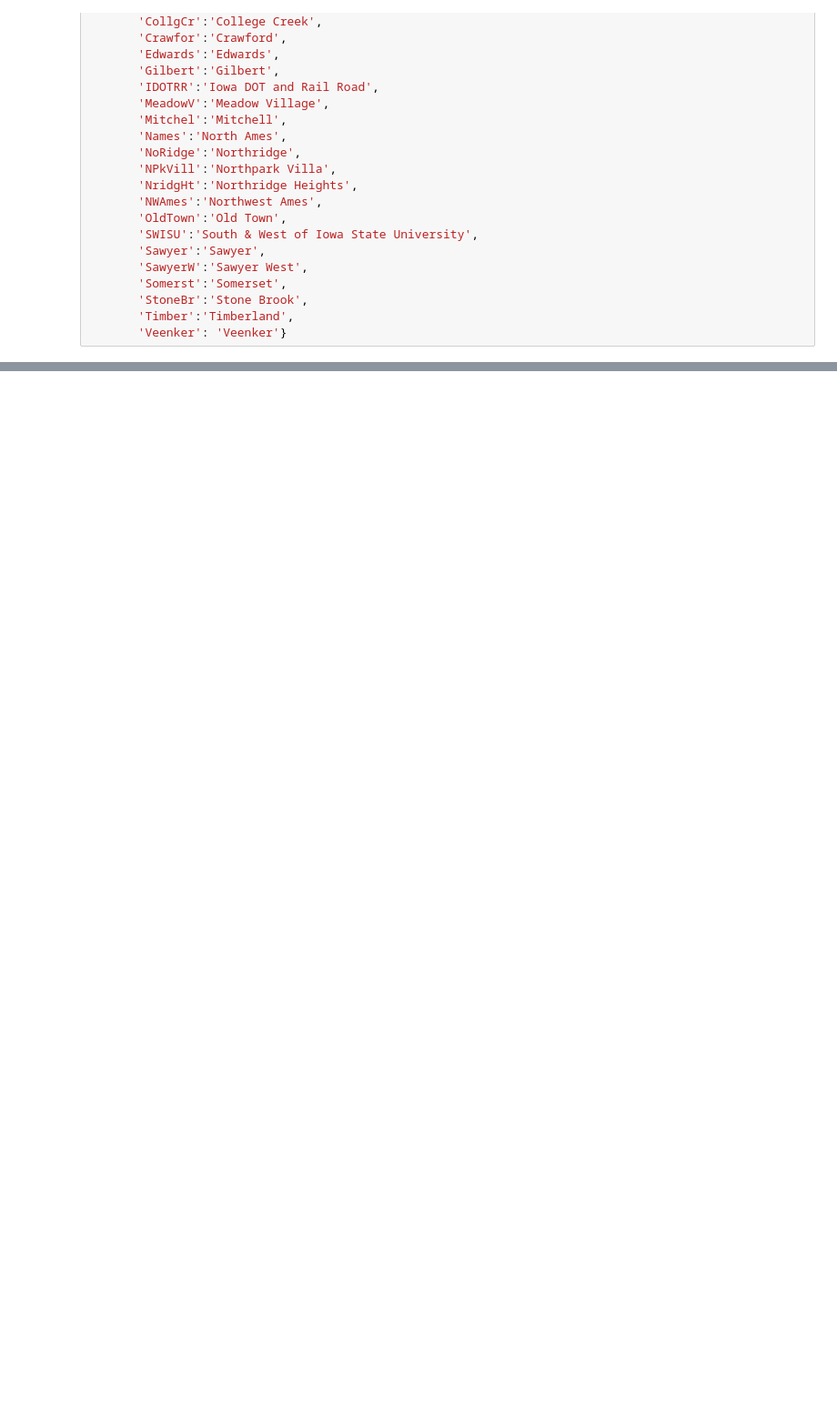
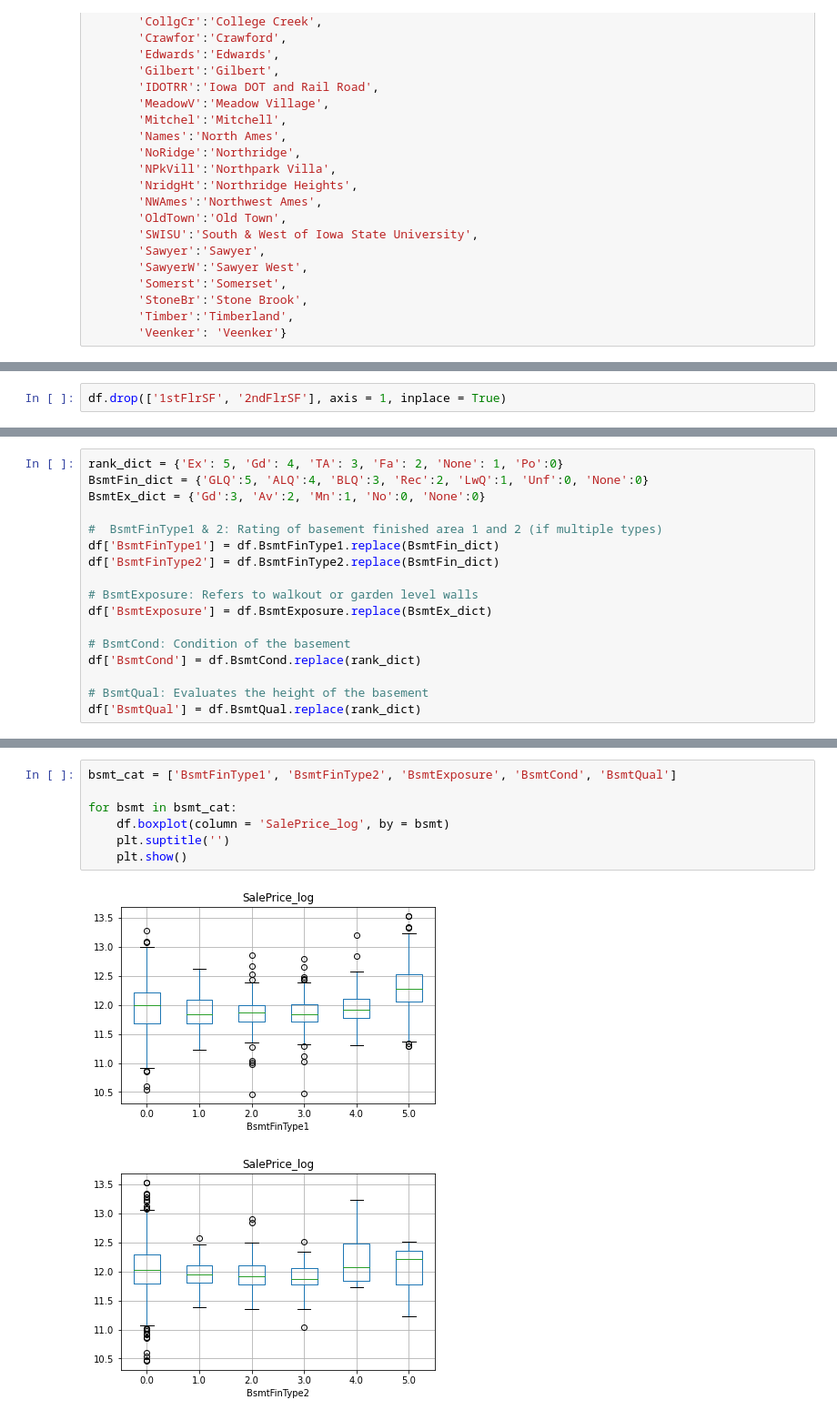
Before and after one commit to sfjep/IBM_Course_CapstonProject, a Jupyter notebook: CapstoneProject - The Battle of Neighborhoods - Week 2.ipynb, the cells around one changed output, grey strips where cells are left out. Shown at 91% size. Cells and saved outputs as stored; diff of their text form; blank space fills up the shorter version.

```diff
--- a/CapstoneProject - The Battle of Neighborhoods - Week 2.ipynb
+++ b/CapstoneProject - The Battle of Neighborhoods - Week 2.ipynb
@@ -78,0 +248,2 @@ nbh = {'Blmngtn': 'Bloomington Heights',
+# %%
+df.drop(['1stFlrSF', '2ndFlrSF'], axis = 1, inplace = True)
@@ -78,0 +258,17 @@ nbh = {'Blmngtn': 'Bloomington Heights',
+# %%
+rank_dict = {'Ex': 5, 'Gd': 4, 'TA': 3, 'Fa': 2, 'None': 1, 'Po':0}
+BsmtFin_dict = {'GLQ':5, 'ALQ':4, 'BLQ':3, 'Rec':2, 'LwQ':1, 'Unf':0, 'None':0}
+BsmtEx_dict = {'Gd':3, 'Av':2, 'Mn':1, 'No':0, 'None':0}
+
+#  BsmtFinType1 & 2: Rating of basement finished area 1 and 2 (if multiple types)
+df['BsmtFinType1'] = df.BsmtFinType1.replace(BsmtFin_dict)
+df['BsmtFinType2'] = df.BsmtFinType2.replace(BsmtFin_dict)
+
+# BsmtExposure: Refers to walkout or garden level walls
+df['BsmtExposure'] = df.BsmtExposure.replace(BsmtEx_dict)
+
+# BsmtCond: Condition of the basement
+df['BsmtCond'] = df.BsmtCond.replace(rank_dict)
+
+# BsmtQual: Evaluates the height of the basement
+df['BsmtQual'] = df.BsmtQual.replace(rank_dict)
@@ -78,0 +286,10 @@ nbh = {'Blmngtn': 'Bloomington Heights',
+# %%
+bsmt_cat = ['BsmtFinType1', 'BsmtFinType2', 'BsmtExposure', 'BsmtCond', 'BsmtQual']
+
+for bsmt in bsmt_cat:
+    df.boxplot(column = 'SalePrice_log', by = bsmt)
+    plt.suptitle('')
+    plt.show()
+# %% [output]
+[figure, added]
+[figure, added]
```
Also changed, not shown: parts of 38 cells of this notebook, 2 other files.
